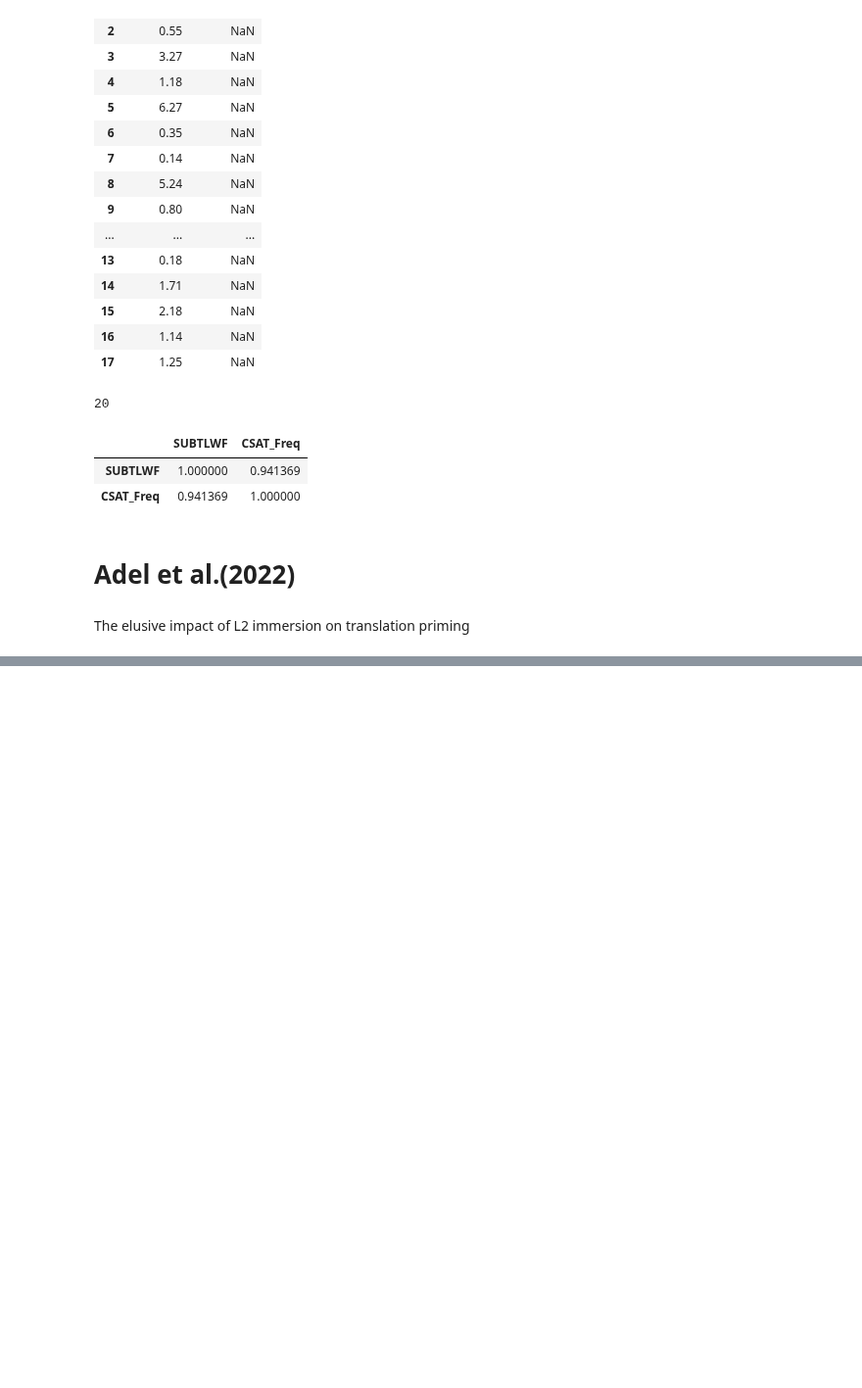
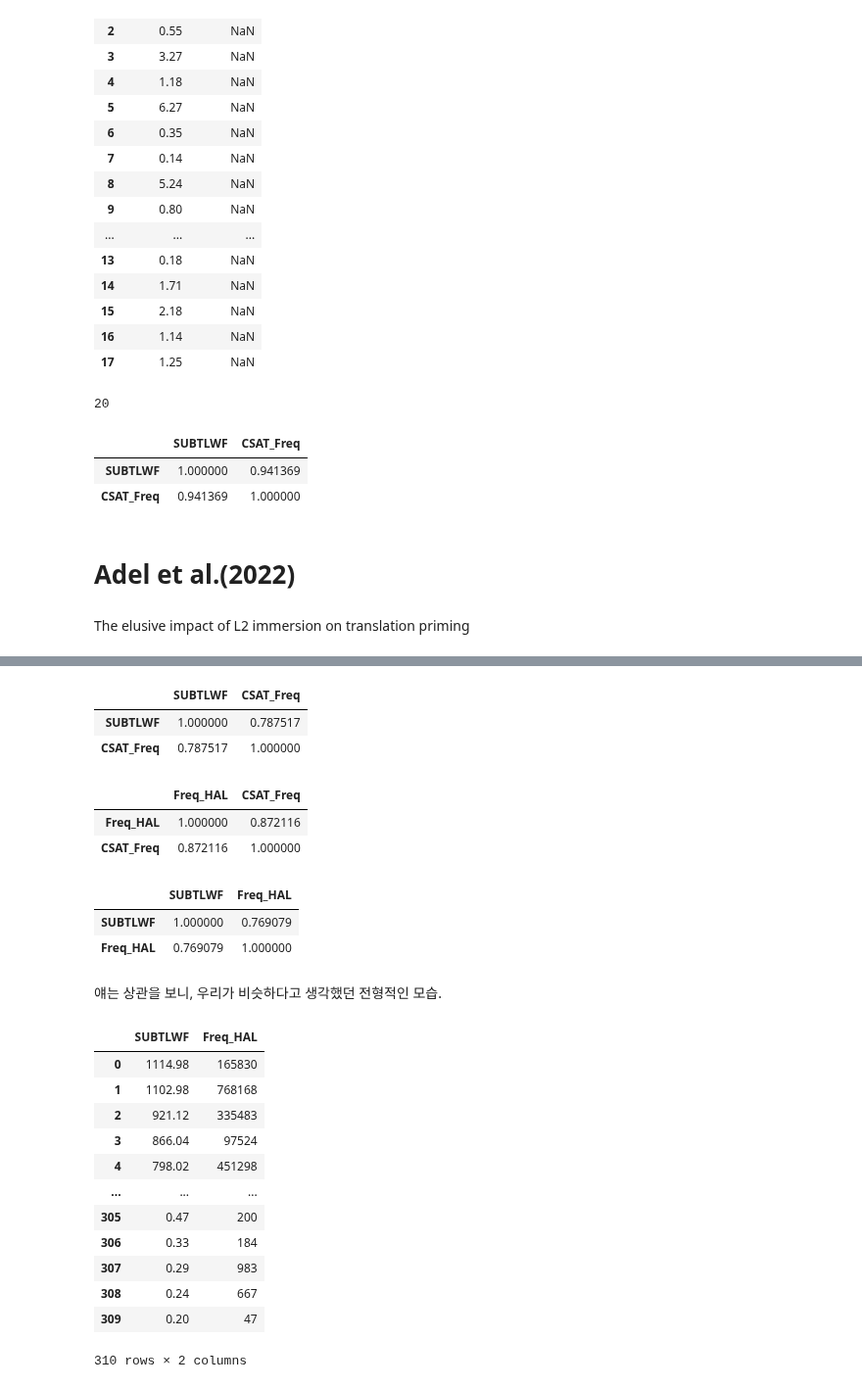
Before and after one commit to irregular6612/english-corpus-comparison, a Jupyter notebook: src/notebooks/L1-L2-Comp.ipynb, the cells around one changed output, grey strips where cells are left out. Shown at 98% size. Saved outputs shown, nothing was run; the diff lists cells and outputs as text; code cells hidden in the pictures; blank space fills up the shorter version.

```diff
--- a/src/notebooks/L1-L2-Comp.ipynb
+++ b/src/notebooks/L1-L2-Comp.ipynb
@@ -337,6 +387,41 @@ control_prime_F_df = pd.DataFrame(
                  'warmth', 'query', 'advice', 'business', 'heaven',
                  'outbreak', 'nuisance', 'shortcut', 'likeness', 'arrival',
                  'closure', 'people', 'death', 'delivery',
+
+                 'hunt', 'today', 'duty', 'source', 'leisure',
+                 'support', 'century', 'courage', 'brand', 'income',
+                 'oblivion', 'motto', 'account', 'dinner', 'thirst',
+                 'view', 'wedding', 'evil', 'leftover', 'month',
+                 'struggle', 'sorrow', 'failure', 'weight', 'burden',
+                 'wrath', 'lullaby', 'laughter', 'step', 'fashion',
+                 'faith', 'casualty', 'layer', 'nose', 'bear',
+                 'sun', 'coat', 'swan', 'heel', 'comb',
+                 'fist', 'hanger', 'king', 'moon', 'witch',
+                 'soap', 'river', 'nail', 'watch', 'milk',
+                 'owl', 'snow', 'chain', 'grape', 'puddle',
+
+                 'nest', 'seal', 'pocket', 'wall', 'bird',
+                 'goat', 'horn', 'honey', 'neck', 'oven',
+                 'spoon', 'money', 'waiter', 'wallet', 'glove',
+                 'skunk', 'suit', 'lighter', 'scarf', 'sheep',
+                 'snail', 'whale', 'arrow', 'beard', 'corner',
+                 'clown', 'ankle', 'apple', 'drawer', 'eye',
+                 'spider', 'woman', 'magnet', 'nipple', 'painting',
+                 'key', 'onion', 'bull', 'chair', 'dress',
+                 'coffin', 'bridge', 'door', 'lobster', 'bed',
+                 'trigger', 'pumpkin', 'pencil', 'wheat', 'umbrella',
+                 'wing', 'avocado', 'cucumber', 'hedgehog', 'ostrich',
+
+                 'rabbit', 'shield', 'window', 'chruch', 'finger',
+                 'forest', 'fairly', 'scissors', 'shower', 'skirt',
+                 'squirrel', 'mirror', 'shadow', 'needle', 'shoulder',
+                 'thumb', 'wardrobe', 'waitress', 'box', 'hand',
+                 'hair', 'table', 'octopus', 'cherry', 'walrus',
+                 'duck', 'egg', 'donkey', 'cheese', 'rubber',
+                 'queen', 'suitcase', 'fence', 'turkey', 'wolf',
+                 'mouth', 'chicken', 'frog', 'thread', 'candle',
+                 'kithen', 'bullet', 'face', 'parrot', 'elbow',
+                 'house',
                  ]
     }
 )
@@ -343,0 +447,36 @@ len(control_prime_F_df)
+# %%
+pd.merge(df, control_prime_F_df, how='inner', on='Word')[['SUBTLWF', 'CSAT_Freq']].corr()
+# %% [output]
+|  | SUBTLWF | CSAT_Freq |
+| SUBTLWF | 1.000000 | 0.787517 |
+| CSAT_Freq | 0.787517 | 1.000000 |
+# %%
+pd.merge(df, control_prime_F_df, how='inner', on='Word')[['Freq_HAL', 'CSAT_Freq']].corr()
+# %% [output]
+|  | Freq_HAL | CSAT_Freq |
+| Freq_HAL | 1.000000 | 0.872116 |
+| CSAT_Freq | 0.872116 | 1.000000 |
+# %%
+pd.merge(df, control_prime_F_df, how='inner', on='Word')[['SUBTLWF', 'Freq_HAL']].corr()
+# %% [output]
+|  | SUBTLWF | Freq_HAL |
+| SUBTLWF | 1.000000 | 0.769079 |
+| Freq_HAL | 0.769079 | 1.000000 |
+# %% [markdown]
+얘는 상관을 보니, 우리가 비슷하다고 생각했던 전형적인 모습.
+# %%
+pd.merge(df, control_prime_F_df, how='inner', on='Word')[['SUBTLWF', 'Freq_HAL']].sort_values(by='SUBTLWF', ascending=False).reset_index(drop=True)
+# %% [output]
+|  | SUBTLWF | Freq_HAL |
+| 0 | 1114.98 | 165830 |
+| 1 | 1102.98 | 768168 |
+| 2 | 921.12 | 335483 |
+| 3 | 866.04 | 97524 |
+| 4 | 798.02 | 451298 |
+| ... | ... | ... |
+| 305 | 0.47 | 200 |
+| 306 | 0.33 | 184 |
+| 307 | 0.29 | 983 |
+| 308 | 0.24 | 667 |
+| 309 | 0.20 | 47 |
+310 rows × 2 columns
```
Also changed, not shown: parts of 56 cells of this notebook.
